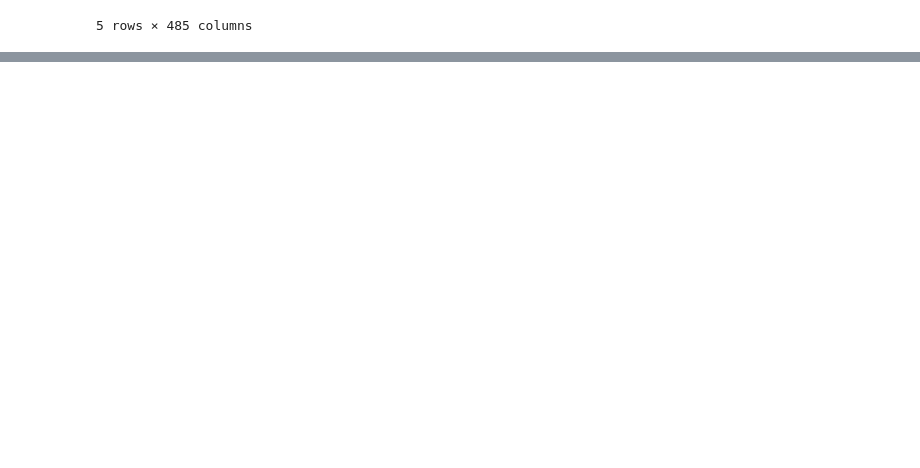
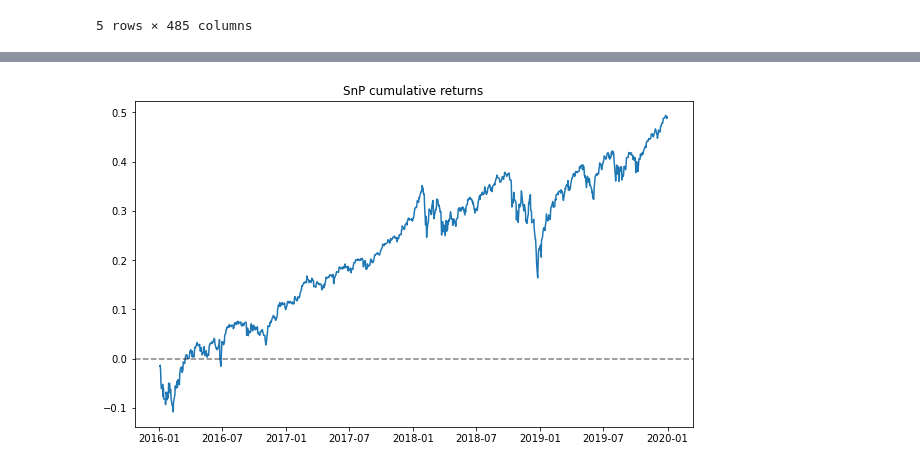
Before and after one commit to jw6602/GC-Project, a Jupyter notebook: backtest.ipynb, the cells around one changed output, grey strips where cells are left out. Saved outputs shown, nothing was run; the diff lists cells and outputs as text; code cells hidden in the pictures; blank space fills up the shorter version.

```diff
--- a/backtest.ipynb
+++ b/backtest.ipynb
@@ -275,0 +77,8 @@ An incomplete PMFG means that MST is not guaranteed to be included in the PMFG g
+# %%
+plt.figure(figsize=(10,6))
+plt.title('SnP cumulative returns')
+plt.plot(SnP_returns.cumsum())
+plt.axhline(0, linestyle='--', color='k', alpha=.5)
+plt.show()
+# %% [output]
+[figure, added]
```
Also changed, not shown: parts of 50 cells of this notebook, 5 other files.
